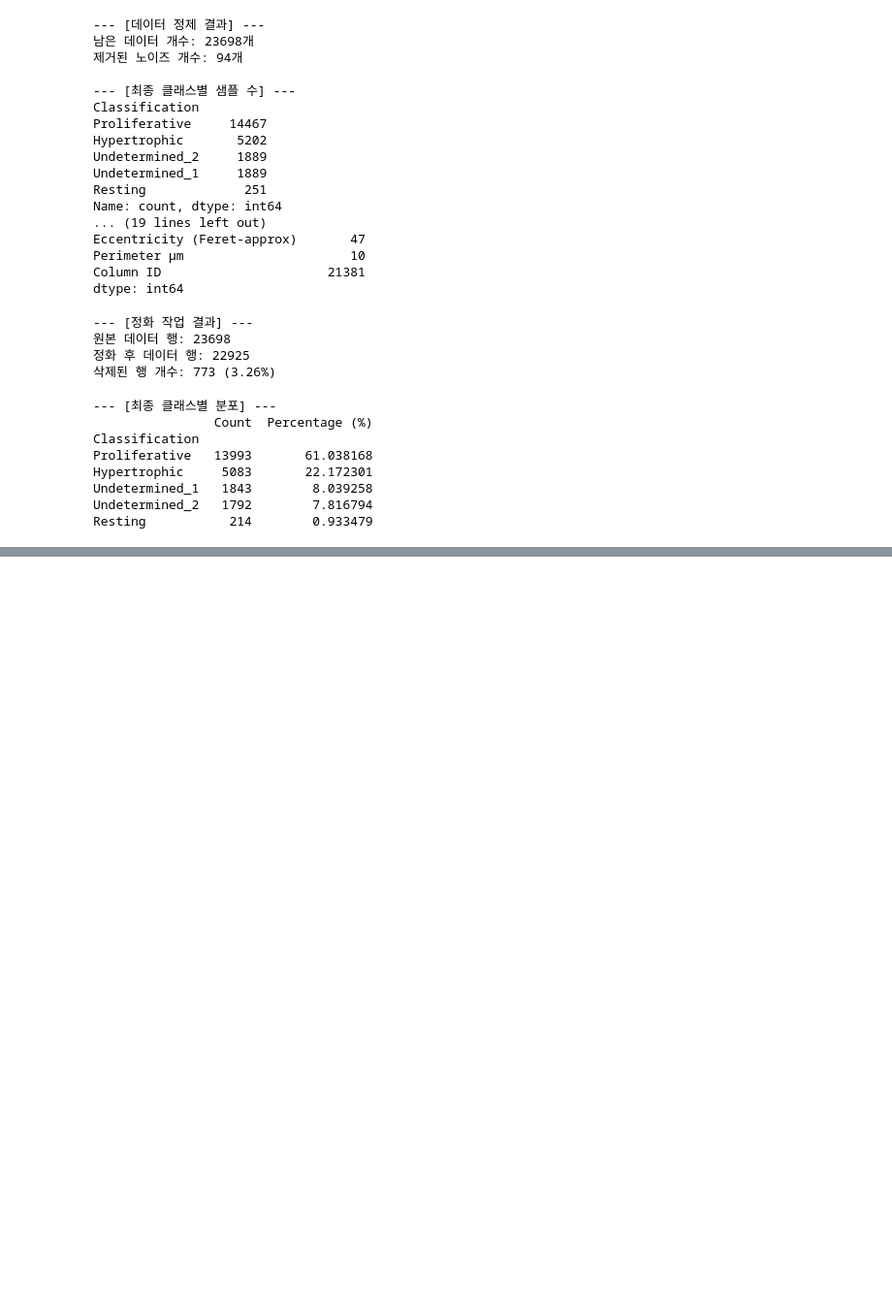
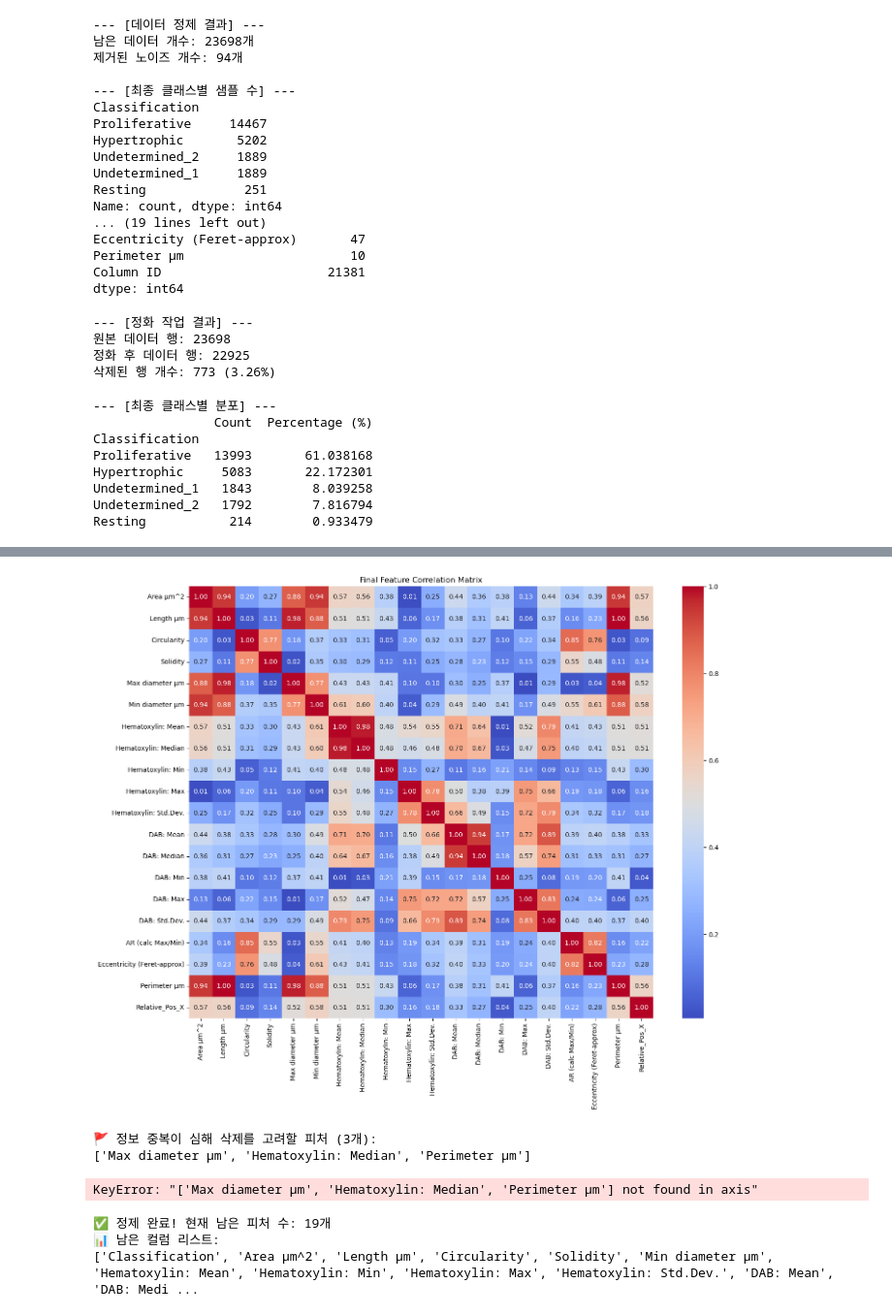
Before and after one commit to jaeseonim/gp, a Jupyter notebook: notebooks/01_check_data.ipynb, the cells around one changed output, grey strips where cells are left out. Shown at 97% size. Cells and saved outputs as stored; diff of their text form; code cells hidden in the pictures; blank space fills up the shorter version.

```diff
--- a/notebooks/01_check_data.ipynb
+++ b/notebooks/01_check_data.ipynb
@@ -275,0 +272,43 @@ print(to_drop)
+# %%
+# 피처 상관관계 확인
+
+import pandas as pd
+import seaborn as sns
+import matplotlib.pyplot as plt
+import numpy as np
+
+# 1. 수치형 피처만 선택 (Classification과 Source_File 제외)
+analysis_df = df_final_features.select_dtypes(include=[np.number])
+
+# 2. 상관관계 행렬 계산
+corr_matrix = analysis_df.corr().abs()
+
+# 3. 히트맵 시각화
+plt.figure(figsize=(16, 12))
+sns.heatmap(corr_matrix, annot=True, fmt=".2f", cmap='coolwarm', cbar=True)
+plt.title("Final Feature Correlation Matrix")
+plt.show()
+
+# 4. 상관관계가 0.95 이상인 피처 쌍 리스트업
+upper = corr_matrix.where(np.triu(np.ones(corr_matrix.shape), k=1).astype(bool))
+to_drop = [column for column in upper.columns if any(upper[column] > 0.95)]
+
+print(f"🚩 정보 중복이 심해 삭제를 고려할 피처 ({len(to_drop)}개):")
+print(to_drop)
+# %% [output]
+[figure, added]
+🚩 정보 중복이 심해 삭제를 고려할 피처 (3개):
+['Max diameter µm', 'Hematoxylin: Median', 'Perimeter µm']
+# %%
+# 선정된 중복 피처 제거
+to_drop = ['Max diameter µm', 'Hematoxylin: Median', 'Perimeter µm']
+df_final_features = df_final_features.drop(columns=to_drop)
+# %% [output]
+KeyError: "['Max diameter µm', 'Hematoxylin: Median', 'Perimeter µm'] not found in axis"
+# %%
+print(f"✅ 정제 완료! 현재 남은 피처 수: {len(df_final_features.columns)}개")
+print(f"📊 남은 컬럼 리스트: \n{df_final_features.columns.tolist()}")
+# %% [output]
+✅ 정제 완료! 현재 남은 피처 수: 19개
+📊 남은 컬럼 리스트:
+['Classification', 'Area µm^2', 'Length µm', 'Circularity', 'Solidity', 'Min diameter µm', 'Hematoxylin: Mean', 'Hematoxylin: Min', 'Hematoxylin: Max', 'Hematoxylin: Std.Dev.', 'DAB: Mean', 'DAB: Medi ...
```
Also changed, not shown: parts of 12 cells of this notebook.
